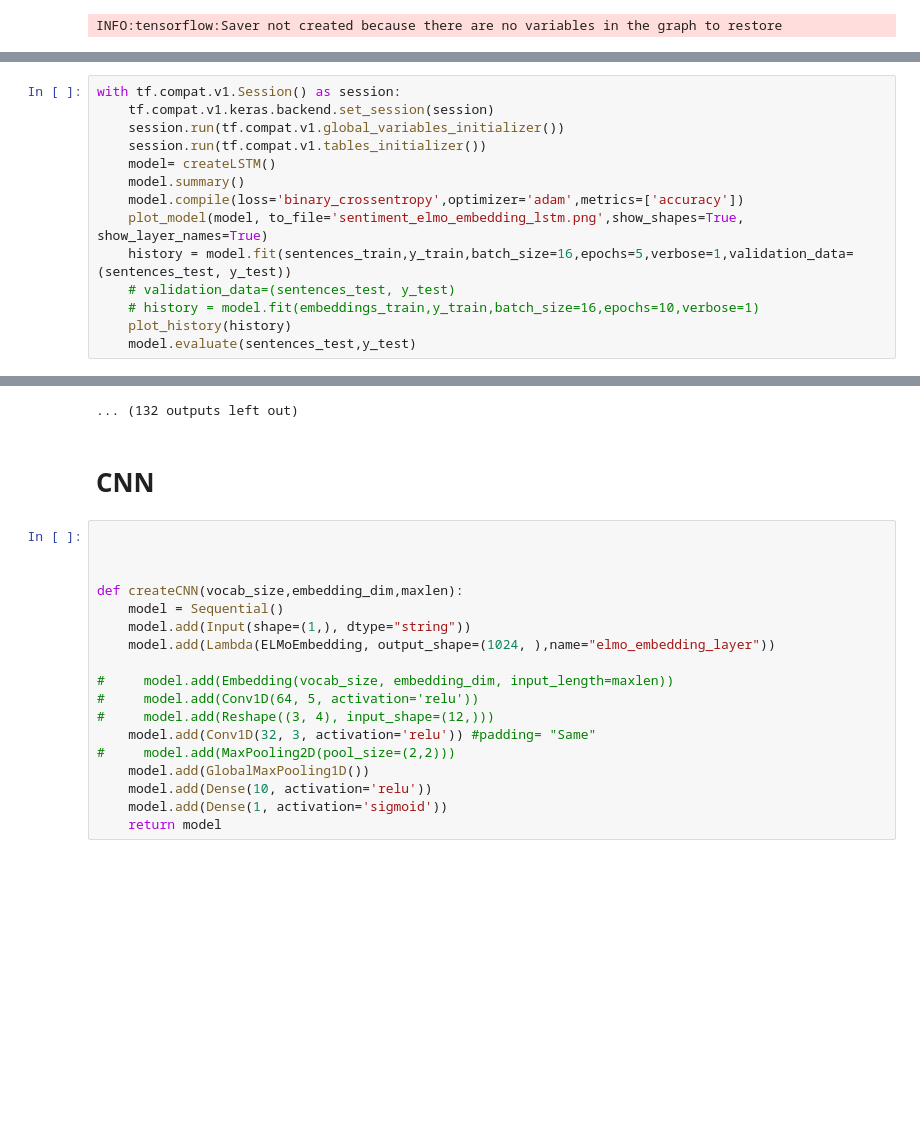
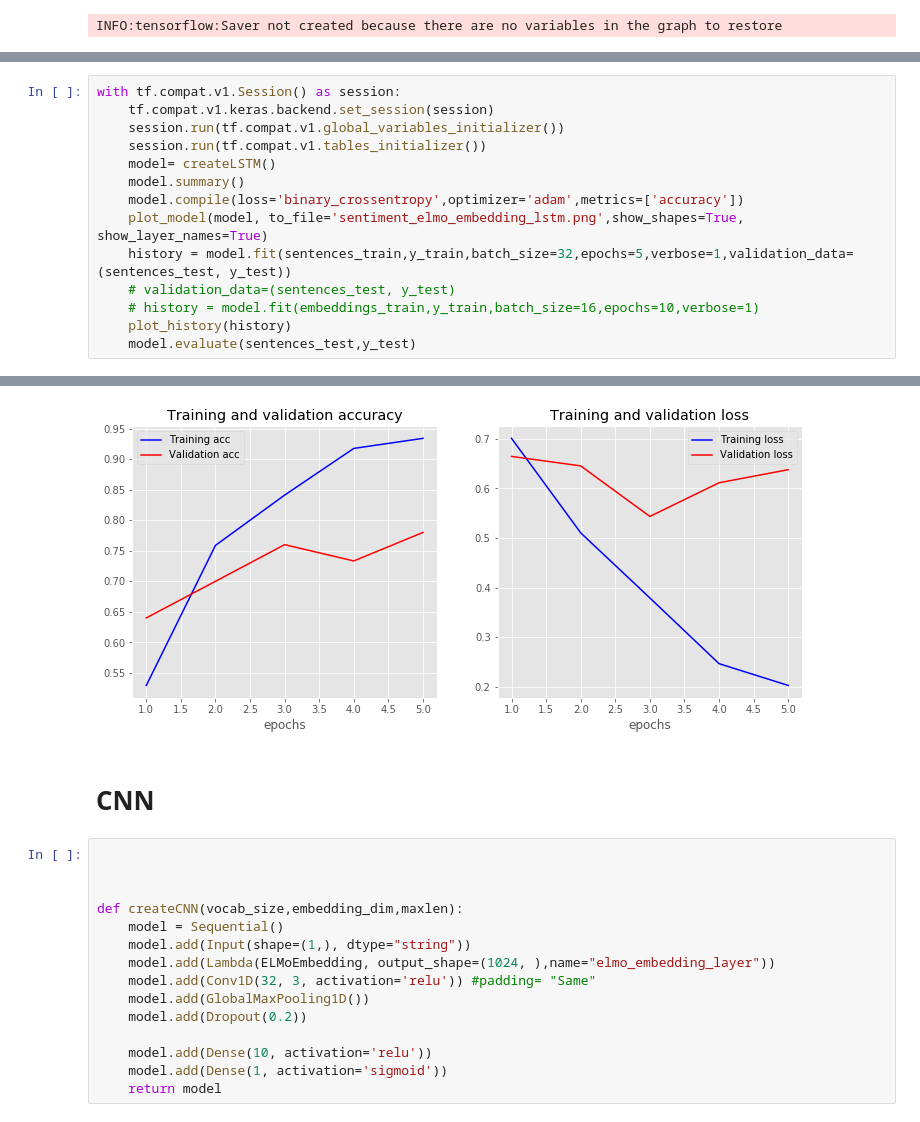
Before and after one commit to abhinavvv/dl-exp, a Jupyter notebook: sentiment-classification.ipynb, the cells around one changed output, grey strips where cells are left out. Saved outputs shown, nothing was run; the diff lists cells and outputs as text; blank space fills up the shorter version.

```diff
--- a/sentiment-classification.ipynb
+++ b/sentiment-classification.ipynb
@@ -199,7 +200,7 @@ with tf.compat.v1.Session() as session:
     model.summary()
     model.compile(loss='binary_crossentropy',optimizer='adam',metrics=['accuracy'])
     plot_model(model, to_file='sentiment_elmo_embedding_lstm.png',show_shapes=True, show_layer_names=True)
-    history = model.fit(sentences_train,y_train,batch_size=16,epochs=5,verbose=1,validation_data=(sentences_test, y_test))
+    history = model.fit(sentences_train,y_train,batch_size=32,epochs=5,verbose=1,validation_data=(sentences_test, y_test))
     # validation_data=(sentences_test, y_test)
     # history = model.fit(embeddings_train,y_train,batch_size=16,epochs=10,verbose=1)
     plot_history(history)
@@ -352,4 +228,4 @@ It was originally created here:
-... (132 outputs left out)
+[figure, added]
 # %% [markdown]
 # CNN
 # %%
@@ -360,13 +236,10 @@ def createCNN(vocab_size,embedding_dim,maxlen):
     model = Sequential()
     model.add(Input(shape=(1,), dtype="string"))
     model.add(Lambda(ELMoEmbedding, output_shape=(1024, ),name="elmo_embedding_layer"))
+    model.add(Conv1D(32, 3, activation='relu')) #padding= "Same"
+    model.add(GlobalMaxPooling1D())
+    model.add(Dropout(0.2))
 
-#     model.add(Embedding(vocab_size, embedding_dim, input_length=maxlen))
-#     model.add(Conv1D(64, 5, activation='relu'))
-#     model.add(Reshape((3, 4), input_shape=(12,)))
-    model.add(Conv1D(32, 3, activation='relu')) #padding= "Same"
-#     model.add(MaxPooling2D(pool_size=(2,2)))
-    model.add(GlobalMaxPooling1D())
     model.add(Dense(10, activation='relu'))
     model.add(Dense(1, activation='sigmoid'))
     return model
```
Also changed, not shown: parts of 12 cells of this notebook, 3 other files.
